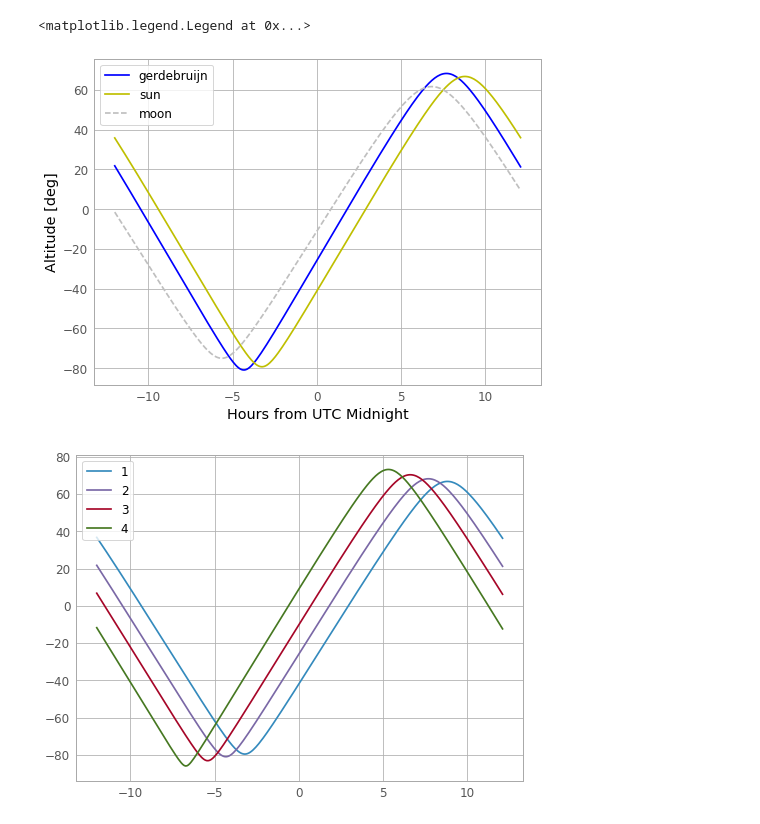
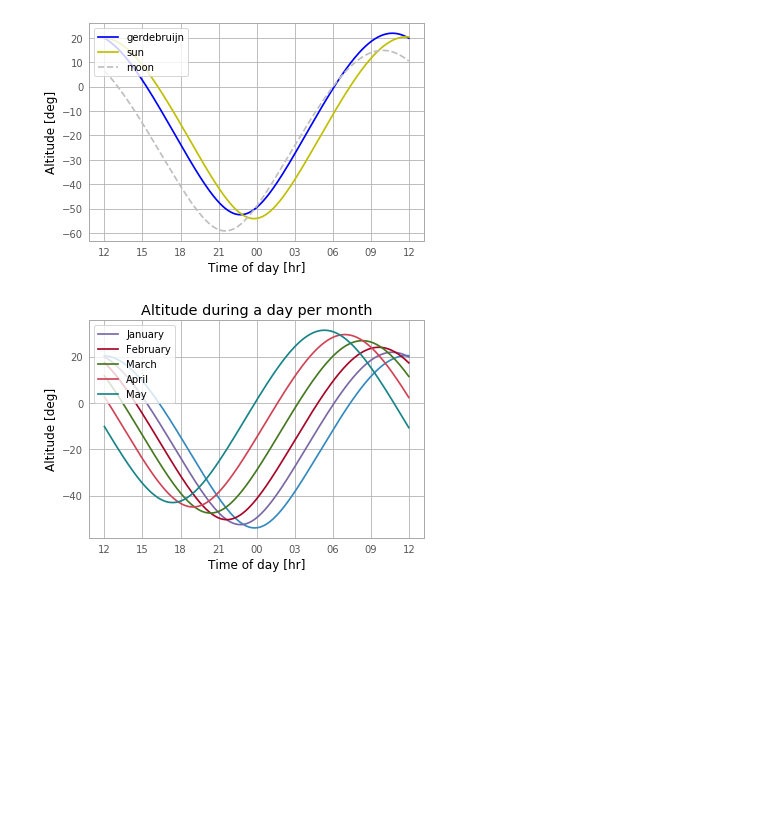
Before and after one commit to ygrange/minor_planet_visibility, a Jupyter notebook: Minor planet visibility.ipynb, the cells around one changed output. Drawn from its saved outputs; the diff is of its cells as text; code cells hidden in the pictures; blank space fills up the shorter version.

```diff
--- a/Minor planet visibility.ipynb
+++ b/Minor planet visibility.ipynb
@@ -19,16 +22,21 @@ Dwingeloo = astropy.coordinates.EarthLocation(lon=52.812477, lat=6.396933)
+# %%
+location = astropy.coordinates.EarthLocation.of_address("Dwingeloo")
+# This does a query on OpenStreetmaps, so you could fill in a specific address.
+# location = astropy.coordinates.EarthLocation.of_address("Oude Hoogeveensedijk 4,"
+#                                                         "Dwingeloo, Netherlands")
 # %%
-def get_scoords(date):
+def get_scoords(date, location):
     start_time=Time('{date} {start}:0:0.000'.format(date=date, start=start_hr))
     timespan = nsteps * time_delta
     query = mpc.MPCClass()
     eph = query.get_ephemeris(target='gerdebruijn', start=start_time, step=time_delta, number=nsteps)
-    scoords = SkyCoord(eph['RA'],eph['Dec'], obstime=eph['Date'], location=Dwingeloo).altaz
+    scoords = SkyCoord(eph['RA'],eph['Dec'], obstime=eph['Date'], location=location).altaz
     return scoords
 # %%
-scoords = get_scoords(date ="2019-02-01")
+scoords = get_scoords(date ="2019-02-01", location=location)
 Times = Time(scoords.obstime.datetime)
-sun_coords = SkyCoord(get_sun(Times), location=Dwingeloo).altaz
-moon_coords = SkyCoord(get_moon(Times), location=Dwingeloo).altaz
+sun_coords = SkyCoord(get_sun(Times), location=location).altaz
+moon_coords = SkyCoord(get_moon(Times), location=location).altaz
 # %%
 Alts = scoords.alt
 Azs = scoords.az
@@ -44,12 +48,15 @@ x_times = np.linspace(tstart_from_midnight, tend_from_midnight, nsteps)
+# %%
+x_times = Times.datetime
 # %%
-plt.plot(x_times, Alts, label='gerdebruijn', color='b')
-plt.plot(x_times, SunAlts, label='sun', color='y')
-plt.plot(x_times, MoonAlts, label='moon', color=[0.75]*3, ls='--')
-plt.xlabel('Hours from UTC Midnight')
+fig = plt.subplot(111)
+fig.plot(x_times, Alts, label='gerdebruijn', color='b')
+fig.plot(x_times, SunAlts, label='sun', color='y')
+fig.plot(x_times, MoonAlts, label='moon', color=[0.75]*3, ls='--')
+plt.xlabel('Time of day [hr]')
 plt.ylabel('Altitude [deg]')
 plt.legend(loc='upper left')
+fig.xaxis.set_major_formatter(DateFormatter('%H'))
 # %% [output]
-<matplotlib.legend.Legend at 0x...>
-[figure, old version]
+[figure, new version]
 # %%
 scolist = list()
@@ -58,6 +65,13 @@ for month in range(1,5):
 # %%
+fig = plt.subplot(111)
 for iid, sco in enumerate(scolist):
-    plt.plot(x_times, sco.alt, label=iid+1)
-    plt.legend(loc='upper left')
+    fig.plot(x_times, sco.alt, label=month_name[iid])
+
+plt.legend(loc='upper left')
+plt.xlabel('Time of day [hr]')
+plt.ylabel('Altitude [deg]')
+plt.legend(loc='upper left')
+fig.xaxis.set_major_formatter(DateFormatter('%H'))
+plt.title("Altitude during a day per month");
 # %% [output]
-[figure, old version]
+[figure, new version]
```
Also changed, not shown: parts of 7 cells of this notebook.
